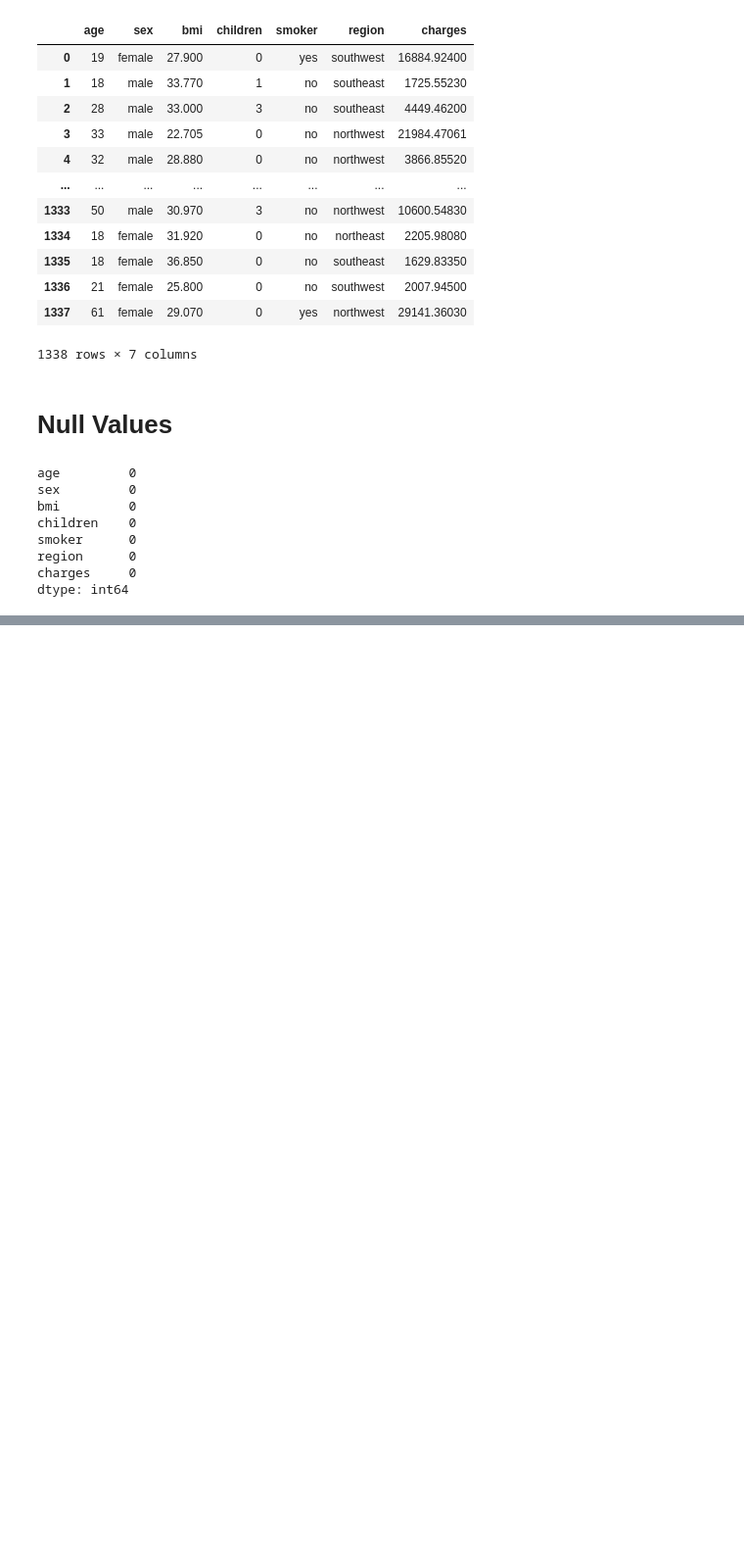
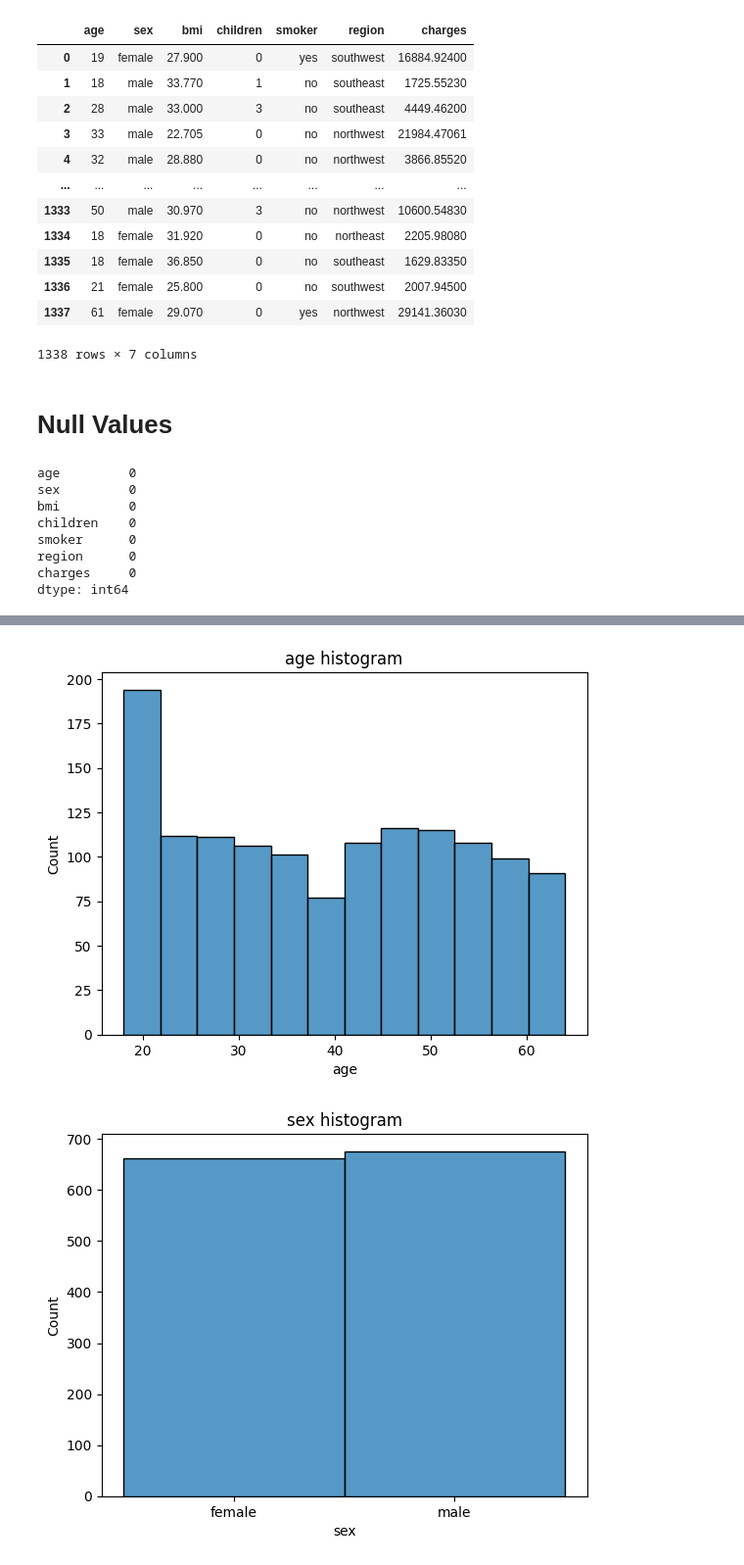
Before and after one commit to MH0386/medical_insurance_cost_prediction, a Jupyter notebook: Code.ipynb, the cells around one changed output, grey strips where cells are left out. Shown at 98% size. Cells and saved outputs as stored; diff of their text form; code cells hidden in the pictures; blank space fills up the shorter version.

```diff
--- a/Code.ipynb
+++ b/Code.ipynb
@@ -41,0 +60,9 @@ dtype: int64
+# %%
+for col in data.columns:
+  fig, ax = plt.subplots()
+  plt.title(f'{col} histogram')
+  sns.histplot(data=data, x=col, ax=ax)
+  plt.show()
+# %% [output]
+[figure, added]
+[figure, added]
```
Also changed, not shown: parts of 31 cells of this notebook.
